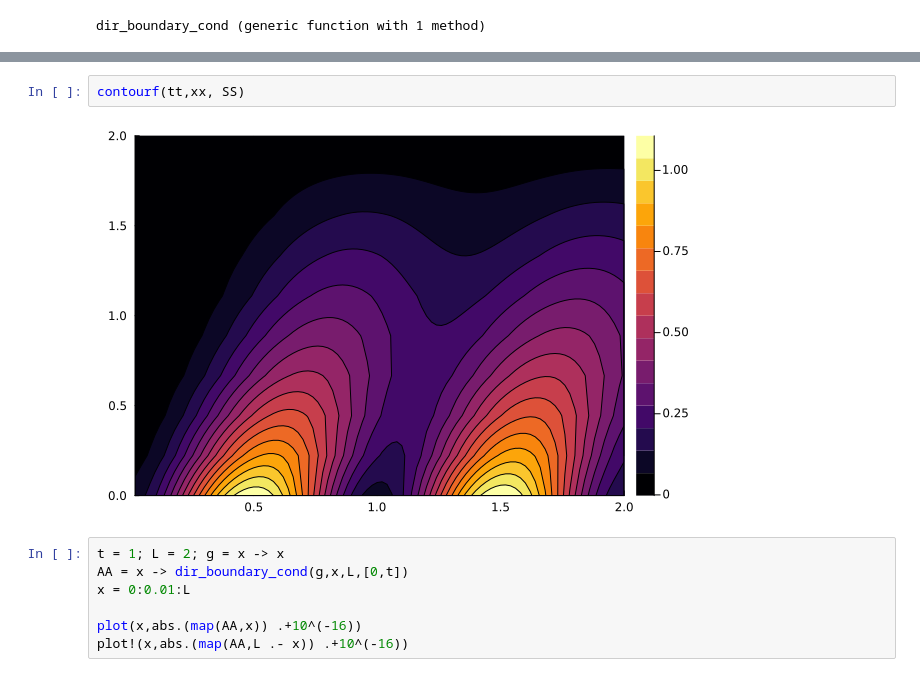
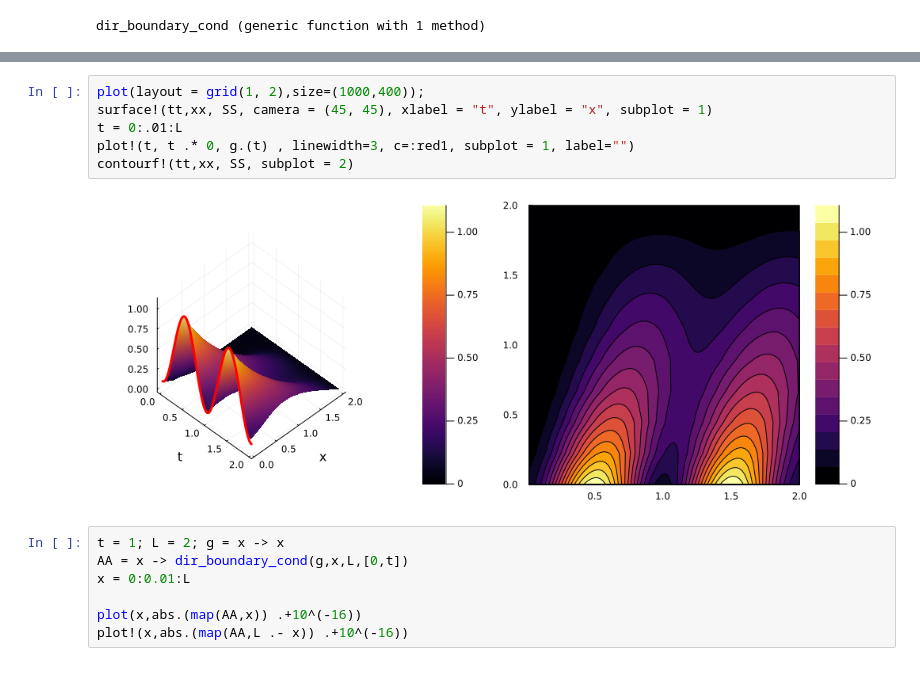
Before and after one commit to WietseVaes/NUTM-timestep, a Jupyter notebook: Memos/Dirichlet_bd_cnd.ipynb, the cells around one changed output, grey strips where cells are left out. Saved outputs shown, nothing was run; the diff lists cells and outputs as text.

Commit message:
Changed plotting

```diff
--- a/Memos/Dirichlet_bd_cnd.ipynb
+++ b/Memos/Dirichlet_bd_cnd.ipynb
@@ -165,9 +162,13 @@ plot_parametric!(0..2, r, linewidth=3, c=:black)
 # %% [output]
 [figure]
-# %%
-contourf(tt,xx, SS)
-# %% [output]
-[figure, removed]
+# %%
+plot(layout = grid(1, 2),size=(1000,400));
+surface!(tt,xx, SS, camera = (45, 45), xlabel = "t", ylabel = "x", subplot = 1)
+t = 0:.01:L
+plot!(t, t .* 0, g.(t) , linewidth=3, c=:red1, subplot = 1, label="")
+contourf!(tt,xx, SS, subplot = 2)
+# %% [output]
+[figure, added]
 # %%
 t = 1; L = 2; g = x -> x
 AA = x -> dir_boundary_cond(g,x,L,[0,t])
```
Also changed, not shown: parts of 2 cells of this notebook.
